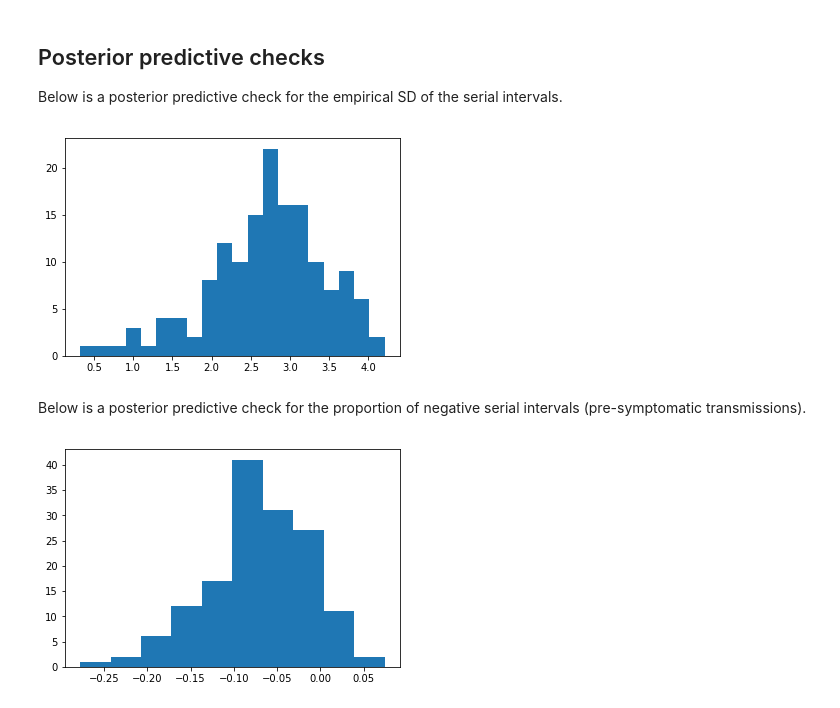
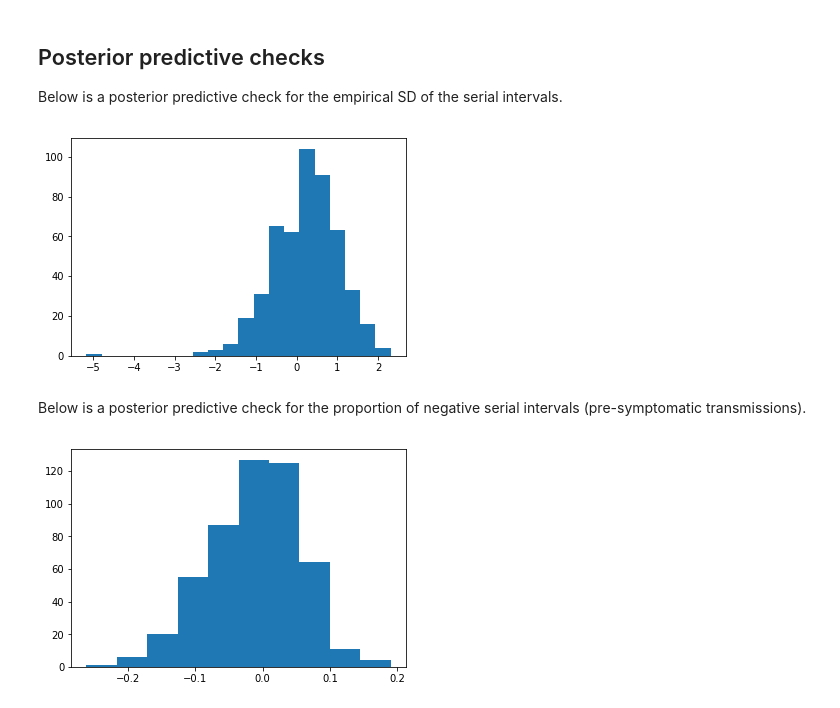
Before and after one commit to bacallado/covid_tree, a Jupyter notebook: GibbsSampler.ipynb, the cells around one changed output. Cells and saved outputs as stored; diff of their text form; code cells hidden in the pictures.

```diff
--- a/GibbsSampler.ipynb
+++ b/GibbsSampler.ipynb
@@ -275,6 +258,6 @@ InitialiseI(S,I,T)
 params = Params(3.45,0.66,3.45,0.66)
 # %%
 #%%timeit -n 1 -r 1
-samples = GibbsSampler(T,I,params,S,3000,10,maxTime)
+samples = GibbsSampler(T,I,params,S,100000,100,maxTime)
 # %%
 cPickle.dump(samples,open("MCMC_output.pkl","wb"))
@@ -304,20 +373,21 @@ Below is a posterior predictive check for the empirical SD of the serial interva
 # %%
 # Discretised distribution of incubation period
 p = gamma.pdf(range(1,31),params.a2,scale=1/params.b2)
 p = p/sum(p)
 
 diff = []
-for i in range(150,len(samples)):
+for i in range(500,len(samples)):
     T = samples[i][0]
-    realSerialInts = np.array([S[v]-S[T.parent[v]] for v in range(1,n+1)])
+    notIndex = np.arange(1,n+1)[[T.parent[w]!=0 for w in range(1,n+1)]]
+    realSerialInts = np.array([S[v]-S[T.parent[v]] for v in notIndex])
     I = samples[i][1]
     Srep = I + np.random.choice(range(1,31),size=len(I),p=p)
-    replSerialInts = np.array([Srep[v]-Srep[T.parent[v]] for v in range(1,n+1)])
+    replSerialInts = np.array([Srep[v]-Srep[T.parent[v]] for v in notIndex])
     diff.append(np.std(realSerialInts)-np.std(replSerialInts))
 
 _ = plt.hist(diff,bins=20)
 # %% [output]
-[figure, old version]
+[figure, new version]
 # %% [markdown]
 Below is a posterior predictive check for the proportion of negative serial intervals (pre-symptomatic transmissions).
 # %%
@@ -326,14 +396,15 @@ p = gamma.pdf(range(1,31),params.a2,scale=1/params.b2)
 p = p/sum(p)
 
 diff = []
-for i in range(150,len(samples)):
+for i in range(500,len(samples)):
     T = samples[i][0]
-    realSerialInts = np.array([S[v]-S[T.parent[v]] for v in range(1,n+1)])
+    notIndex = np.arange(1,n+1)[[T.parent[w]!=0 for w in range(1,n+1)]]
+    realSerialInts = np.array([S[v]-S[T.parent[v]] for v in notIndex])
     I = samples[i][1]
     Srep = I + np.random.choice(range(1,31),size=len(I),p=p)
-    replSerialInts = np.array([Srep[v]-Srep[T.parent[v]] for v in range(1,n+1)])
+    replSerialInts = np.array([Srep[v]-Srep[T.parent[v]] for v in notIndex])
     diff.append(np.mean(realSerialInts<0)-np.mean(replSerialInts<0))
 
 _ = plt.hist(diff,bins=10)
 # %% [output]
-[figure, old version]
+[figure, new version]
```
Also changed, not shown: parts of 16 cells of this notebook, 1 other file.
